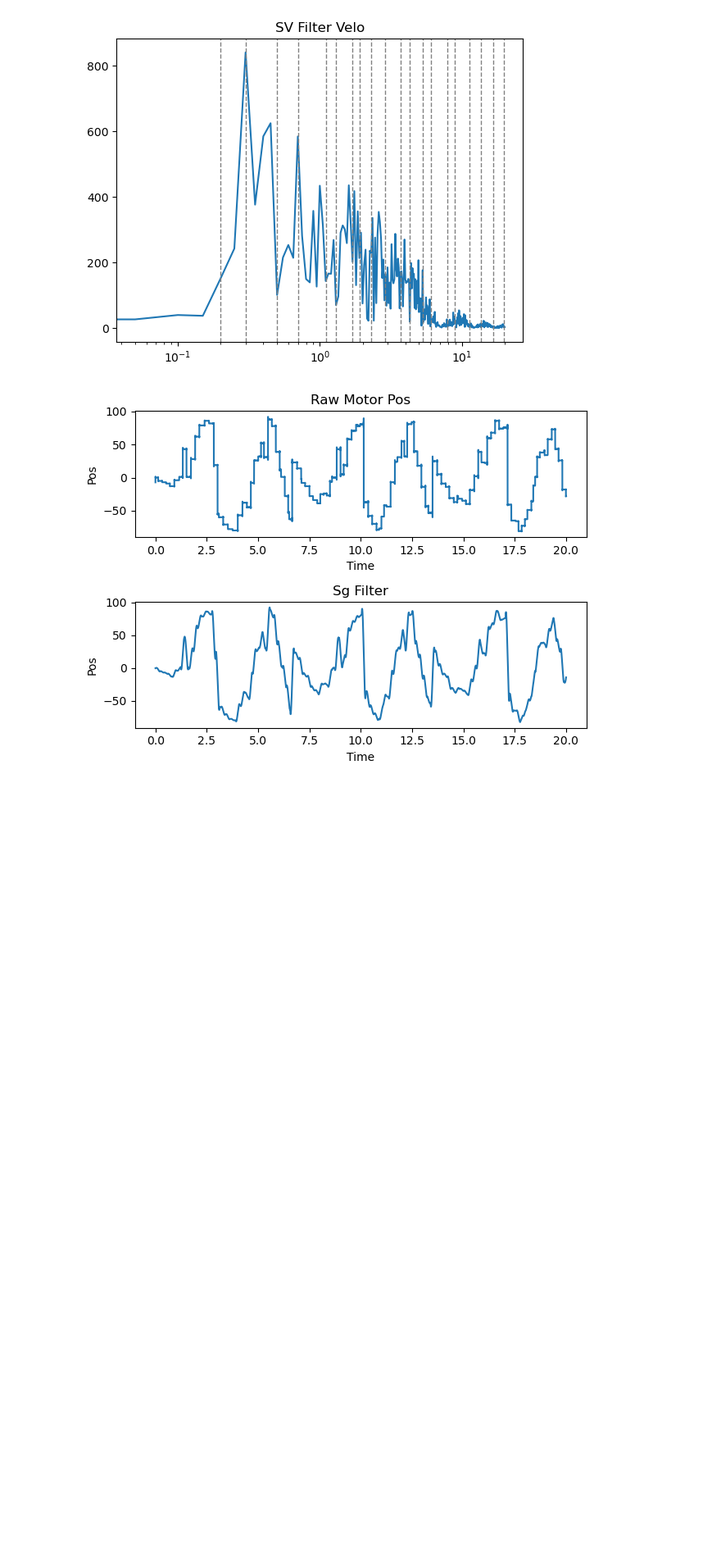
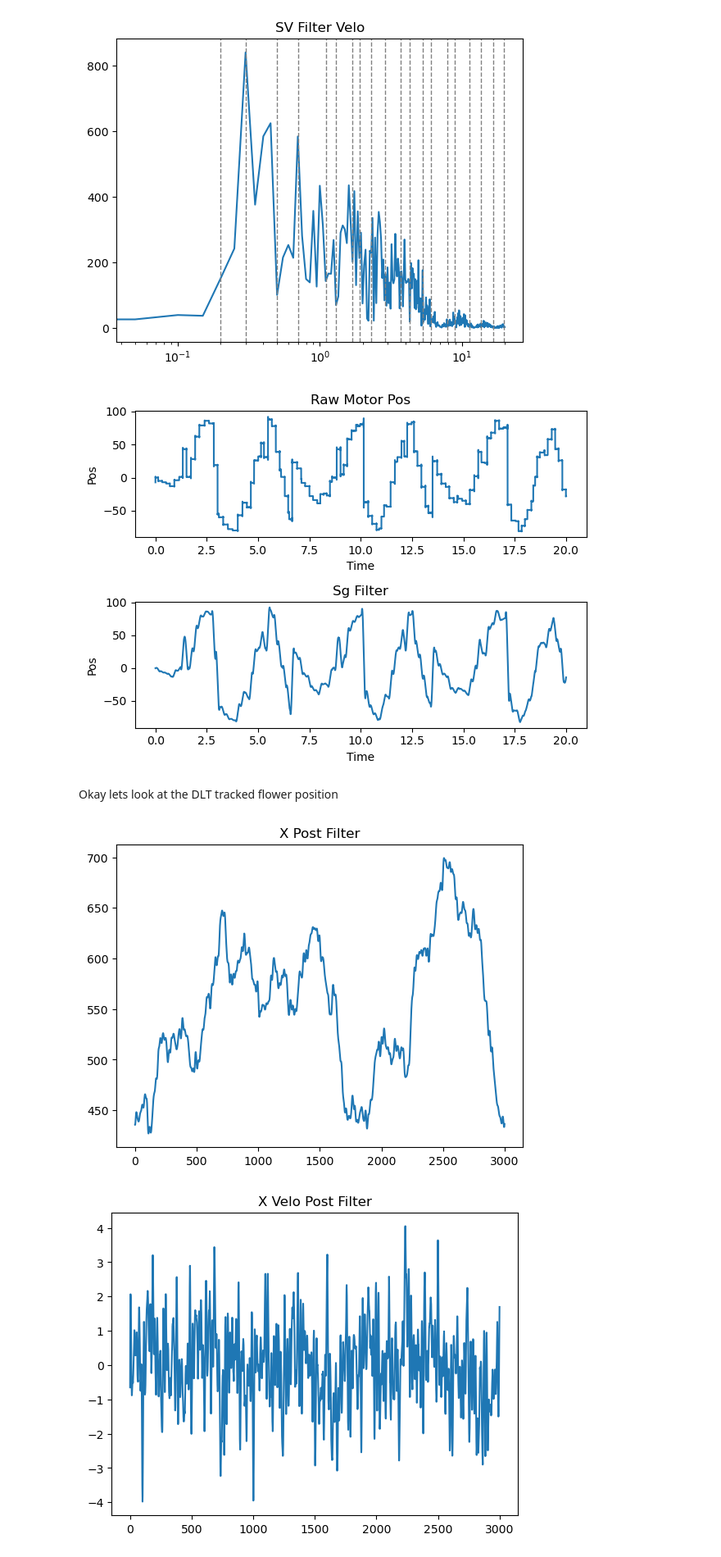
Before and after one commit to d05hna/FatMoths, a Jupyter notebook: stim.ipynb, the cells around one changed output. Shown at 82% size. Drawn from its saved outputs; the diff is of its cells as text; code cells hidden in the pictures; blank space fills up the shorter version.

```diff
--- a/stim.ipynb
+++ b/stim.ipynb
@@ -88,3 +90,20 @@ plt.savefig("MotorPos/rawsigcomp.png")
 plt.show()
 # %% [output]
 [figure]
+# %% [markdown]
+Okay lets look at the DLT tracked flower position
+# %%
+d = pd.read_csv("DLTdv8_data_000_0xypts.csv")
+x = d["pt1_cam1_X"]
+# %%
+sgx = savgol_filter(x,21,5)
+plt.plot(sgx)
+plt.title("X Post Filter")
+plt.show()
+sgxv = savgol_filter(x,21,5,deriv=1)
+plt.plot(sgxv)
+plt.title("X Velo Post Filter")
+plt.show()
+# %% [output]
+[figure, added]
+[figure, added]
```
Also changed, not shown: parts of 9 cells of this notebook, 1 other file.
